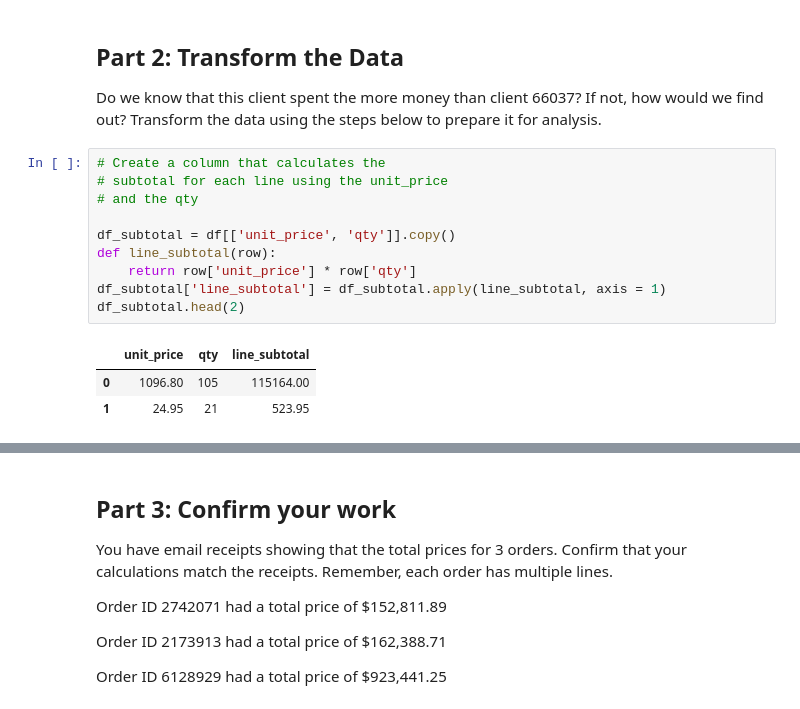
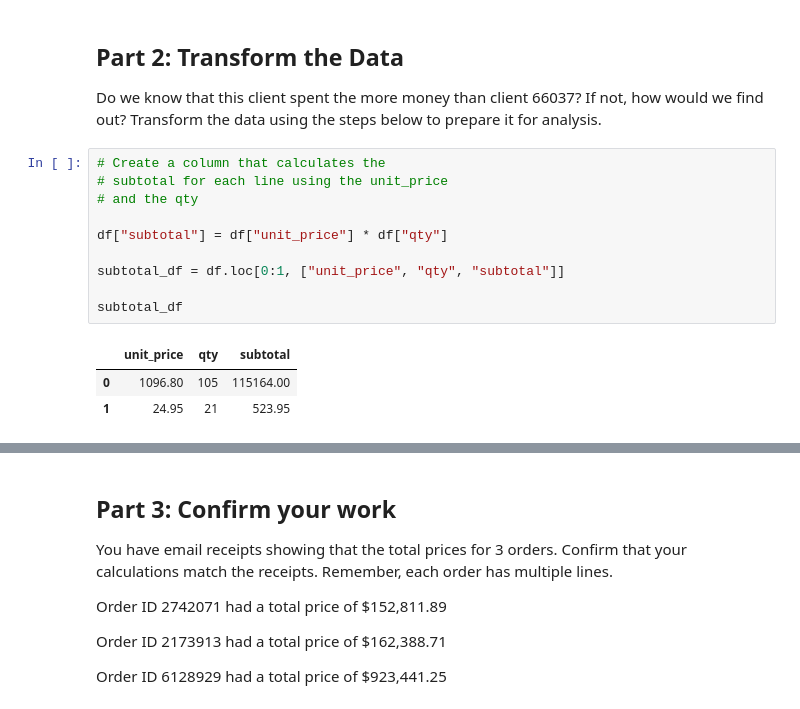
Before and after one commit to neebuntoum/pandas_challenge_1, a Jupyter notebook: module_4_challenge.ipynb, the cells around one changed output, grey strips where cells are left out. Cells and saved outputs as stored; diff of their text form.

```diff
--- a/module_4_challenge.ipynb
+++ b/module_4_challenge.ipynb
@@ -102,15 +105,15 @@ Do we know that this client spent the more money than client 66037? If not, how
 # %%
 # Create a column that calculates the
 # subtotal for each line using the unit_price
 # and the qty
 
-df_subtotal = df[['unit_price', 'qty']].copy()
-def line_subtotal(row):
-    return row['unit_price'] * row['qty']
-df_subtotal['line_subtotal'] = df_subtotal.apply(line_subtotal, axis = 1)
-df_subtotal.head(2)
+df["subtotal"] = df["unit_price"] * df["qty"]
+
+subtotal_df = df.loc[0:1, ["unit_price", "qty", "subtotal"]]
+
+subtotal_df
 # %% [output]
-|  | unit_price | qty | line_subtotal |
+|  | unit_price | qty | subtotal |
 | 0 | 1096.80 | 105 | 115164.00 |
 | 1 | 24.95 | 21 | 523.95 |
 # %%
```
Also changed, not shown: parts of 14 cells of this notebook.
